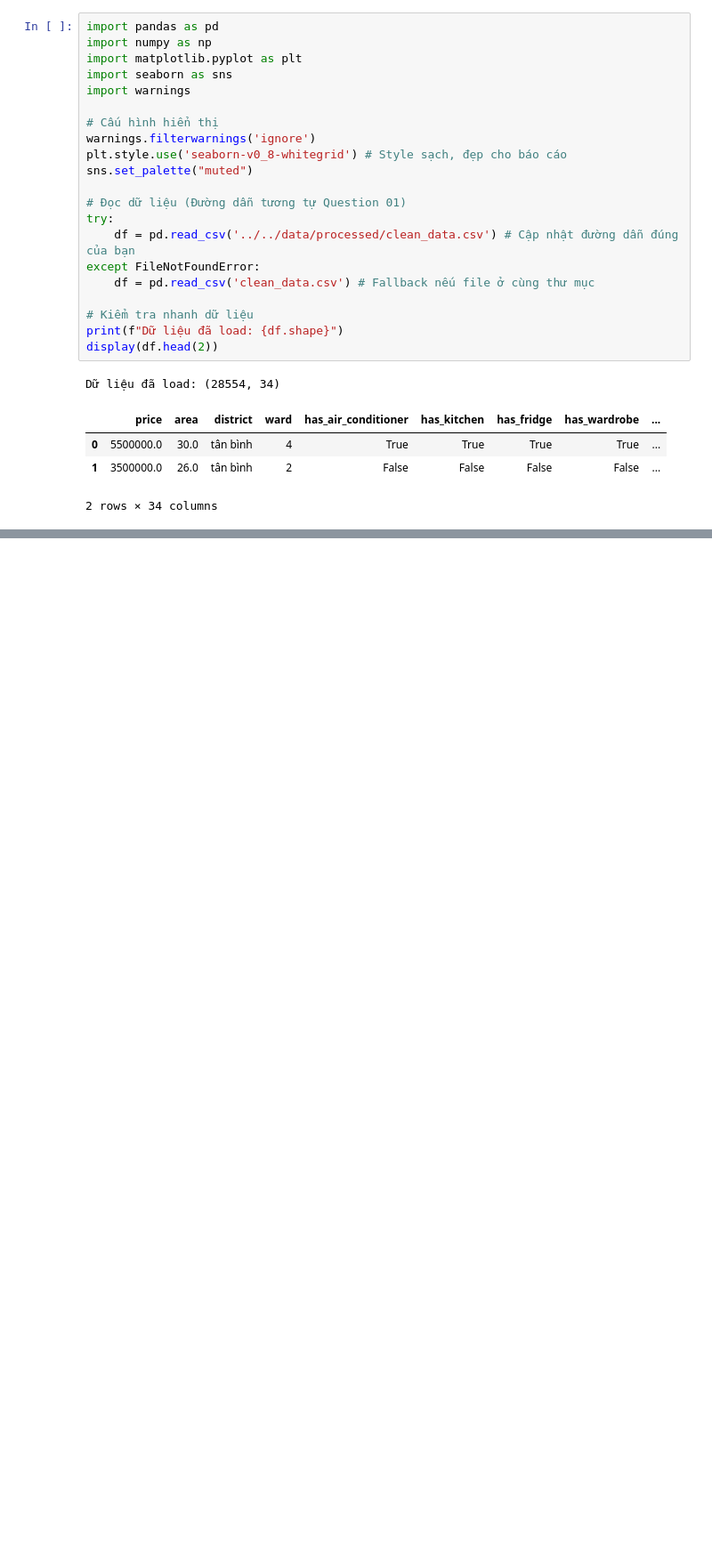
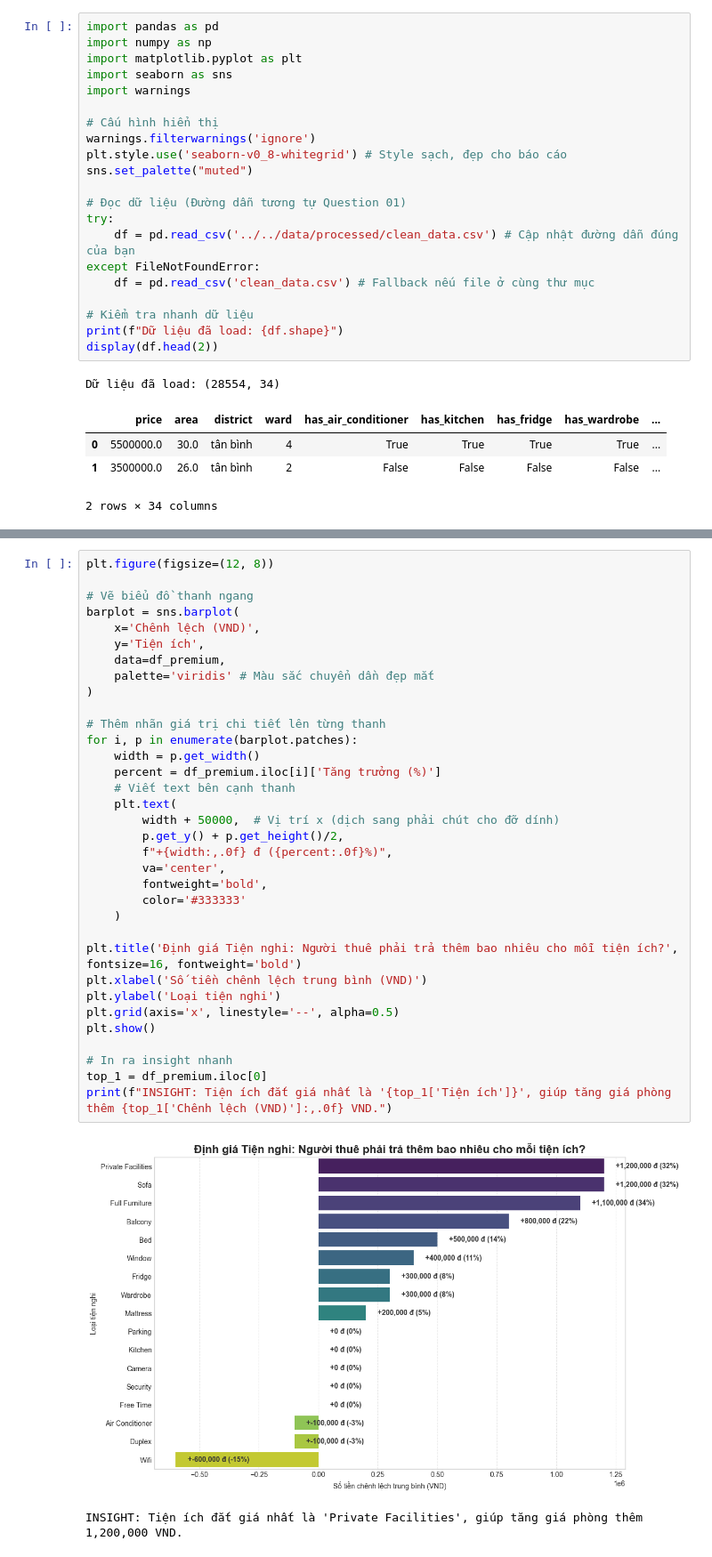
Before and after one commit to pntnhanc9/IntroToDataScience, a Jupyter notebook: notebooks/eda/question05.ipynb, the cells around one changed output, grey strips where cells are left out. Shown at 89% size. Cells and saved outputs as stored; diff of their text form; blank space fills up the shorter version.

```diff
--- a/notebooks/eda/question05.ipynb
+++ b/notebooks/eda/question05.ipynb
@@ -110,0 +105,37 @@ print(f"💡 Insight: Ba tiện ích làm tăng giá phòng nhiều nhất là:
+# %%
+plt.figure(figsize=(12, 8))
+
+# Vẽ biểu đồ thanh ngang
+barplot = sns.barplot(
+    x='Chênh lệch (VND)',
+    y='Tiện ích',
+    data=df_premium,
+    palette='viridis' # Màu sắc chuyển dần đẹp mắt
+)
+
+# Thêm nhãn giá trị chi tiết lên từng thanh
+for i, p in enumerate(barplot.patches):
+    width = p.get_width()
+    percent = df_premium.iloc[i]['Tăng trưởng (%)']
+    # Viết text bên cạnh thanh
+    plt.text(
+        width + 50000,  # Vị trí x (dịch sang phải chút cho đỡ dính)
+        p.get_y() + p.get_height()/2,
+        f"+{width:,.0f} đ ({percent:.0f}%)",
+        va='center',
+        fontweight='bold',
+        color='#333333'
+    )
+
+plt.title('Định giá Tiện nghi: Người thuê phải trả thêm bao nhiêu cho mỗi tiện ích?', fontsize=16, fontweight='bold')
+plt.xlabel('Số tiền chênh lệch trung bình (VND)')
+plt.ylabel('Loại tiện nghi')
+plt.grid(axis='x', linestyle='--', alpha=0.5)
+plt.show()
+
+# In ra insight nhanh
+top_1 = df_premium.iloc[0]
+print(f"INSIGHT: Tiện ích đắt giá nhất là '{top_1['Tiện ích']}', giúp tăng giá phòng thêm {top_1['Chênh lệch (VND)']:,.0f} VND.")
+# %% [output]
+[figure, added]
+INSIGHT: Tiện ích đắt giá nhất là 'Private Facilities', giúp tăng giá phòng thêm 1,200,000 VND.
```
Also changed, not shown: parts of 7 cells of this notebook, 1 other file.
